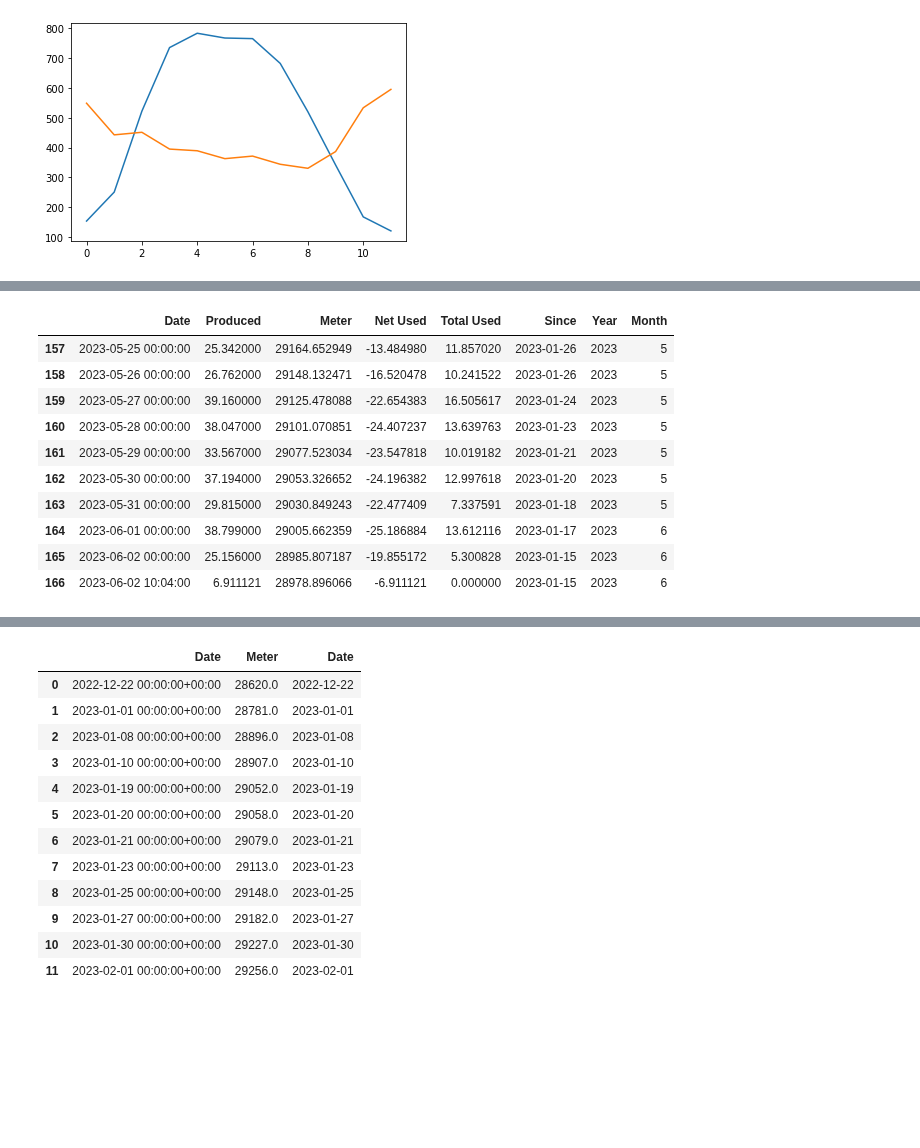
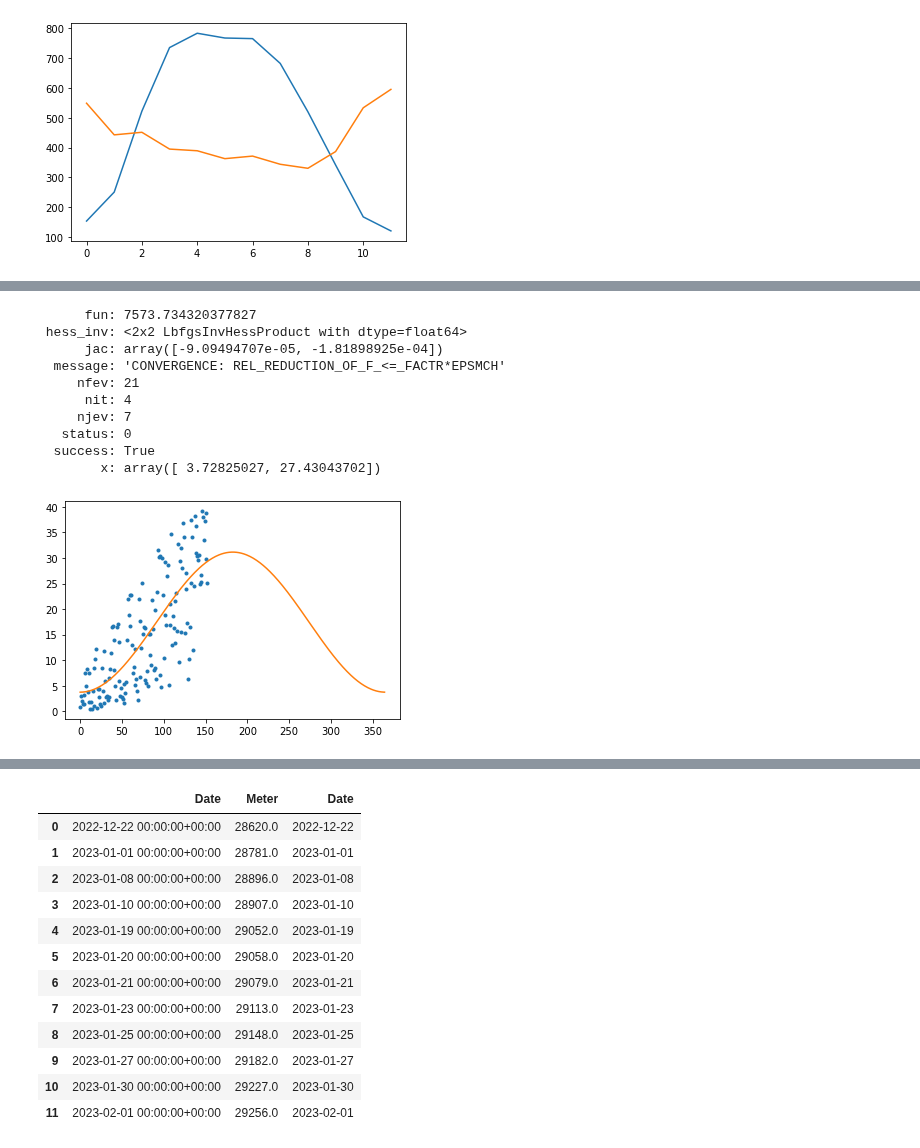
Before and after one commit to tchnvkng/python_notebooks, a Jupyter notebook: stroom.ipynb, the cells around one changed output, grey strips where cells are left out. Saved outputs shown, nothing was run; the diff lists cells and outputs as text; code cells hidden in the pictures; blank space fills up the shorter version.

```diff
--- a/stroom.ipynb
+++ b/stroom.ipynb
@@ -65,28 +96,0 @@ f_meter= interp1d(t_meter,meter['Meter'].values,fill_value='extrapolate')
-# %%
-produced['Meter'] = f_meter(t_produced)
-produced['Net Used'] = produced['Meter'].diff(1)
-produced['Total Used']=produced['Net Used']+produced['Produced']
-
-diff = np.maximum(produced['Total Used'],0)-produced['Total Used']
-produced['Produced']=diff+produced['Produced']
-produced['Total Used']=produced['Net Used']+produced['Produced']
-#produced['Total Used']=produced['Net Used']+produced['Produced']
-
-
-produced['Since']=[produced.loc[produced['Meter'].values>=m,'Date'].min() for m in produced['Meter']]
-produced['Year'] = [x.year for x in produced['Date']]
-produced['Month'] = [x.month for x in produced['Date']]
-#produced.loc[produced['Produced']<2]
-produced.tail(10)
-# %% [output]
-|  | Date | Produced | Meter | Net Used | Total Used | Since | Year | Month |
-| 157 | 2023-05-25 00:00:00 | 25.342000 | 29164.652949 | -13.484980 | 11.857020 | 2023-01-26 | 2023 | 5 |
-| 158 | 2023-05-26 00:00:00 | 26.762000 | 29148.132471 | -16.520478 | 10.241522 | 2023-01-26 | 2023 | 5 |
-| 159 | 2023-05-27 00:00:00 | 39.160000 | 29125.478088 | -22.654383 | 16.505617 | 2023-01-24 | 2023 | 5 |
-| 160 | 2023-05-28 00:00:00 | 38.047000 | 29101.070851 | -24.407237 | 13.639763 | 2023-01-23 | 2023 | 5 |
-| 161 | 2023-05-29 00:00:00 | 33.567000 | 29077.523034 | -23.547818 | 10.019182 | 2023-01-21 | 2023 | 5 |
-| 162 | 2023-05-30 00:00:00 | 37.194000 | 29053.326652 | -24.196382 | 12.997618 | 2023-01-20 | 2023 | 5 |
-| 163 | 2023-05-31 00:00:00 | 29.815000 | 29030.849243 | -22.477409 | 7.337591 | 2023-01-18 | 2023 | 5 |
-| 164 | 2023-06-01 00:00:00 | 38.799000 | 29005.662359 | -25.186884 | 13.612116 | 2023-01-17 | 2023 | 6 |
-| 165 | 2023-06-02 00:00:00 | 25.156000 | 28985.807187 | -19.855172 | 5.300828 | 2023-01-15 | 2023 | 6 |
-| 166 | 2023-06-02 10:04:00 | 6.911121 | 28978.896066 | -6.911121 | 0.000000 | 2023-01-15 | 2023 | 6 |
@@ -92,0 +104,49 @@ produced.tail(10)
+# %%
+ind = produced['Produced']>0
+ind = ind & produced['Date'].apply(lambda x: x.hour==0)
+ind = ind & produced['Date'].apply(lambda x: x.year==2023)
+fitting_set_prod = produced.loc[ind].copy()
+
+
+fitting_set_prod['day_of_year']=(fitting_set_prod['Date']-fitting_set_prod['Year'].apply(lambda x: datetime(x,1,1)))/timedelta(days=1)
+
+
+def f_production(d,params):
+    a=params[0]
+    b=params[1]
+    #c=params[2]
+    c=0
+    return a+b*np.sin(np.pi*(d-c)/365)**2
+
+def f_cum_produce(d,params):
+    dd = np.arange(1,361)
+    prod = interp1d(dd,f_production(dd,params).cumsum())(d)
+    return prod
+
+
+f_tar = lambda params: np.sum((f_production(fitting_set_prod['day_of_year'].values,params)-fitting_set_prod['Produced'].values)**2)
+
+#f_tar = lambda params: np.sum((f_production(fitting_set['day_of_year'].values,params).cumsum()-fitting_set['Produced'].values.cumsum())**2)
+
+
+sol = minimize(f_tar,[0,10],bounds=((0,1000),(0,1000)))
+
+params_production = sol.x.copy()
+
+plt.plot(fitting_set_prod['day_of_year'],fitting_set_prod['Produced'],'.')
+plt.plot(np.arange(365),f_production(np.arange(365),sol.x))
+
+fitting_set_prod['Produced'].sum(),f_production(fitting_set_prod['day_of_year'].values,sol.x).sum()
+sol
+# %% [output]
+      fun: 7573.734320377827
+ hess_inv: <2x2 LbfgsInvHessProduct with dtype=float64>
+      jac: array([-9.09494707e-05, -1.81898925e-04])
+  message: 'CONVERGENCE: REL_REDUCTION_OF_F_<=_FACTR*EPSMCH'
+     nfev: 21
+      nit: 4
+     njev: 7
+   status: 0
+  success: True
+        x: array([ 3.72825027, 27.43043702])
+[figure, added]
```
Also changed, not shown: parts of 11 cells of this notebook.
